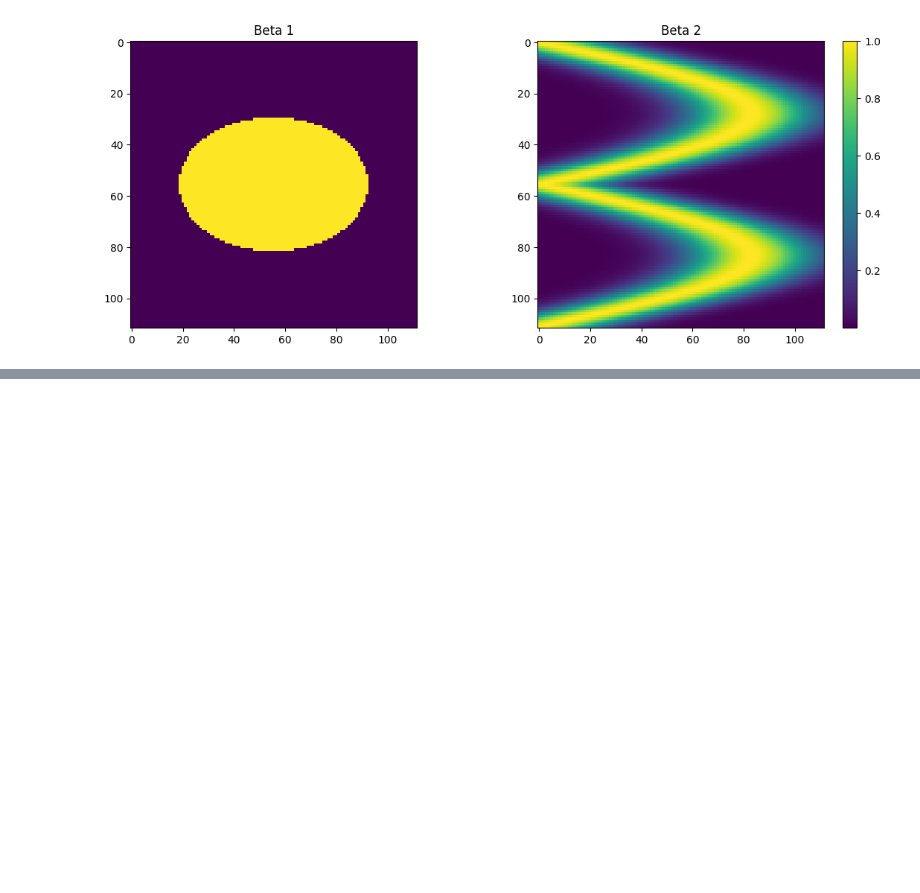
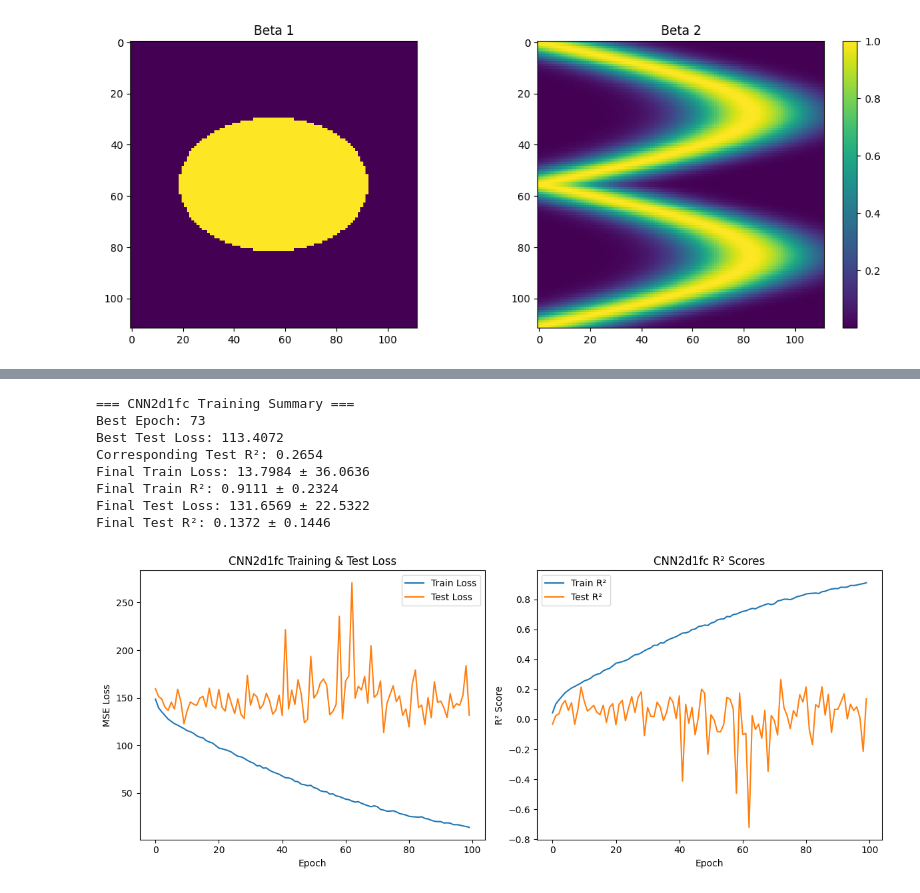
Before and after one commit to HaoyuGu1/classic_neural_networks, a Jupyter notebook: train.ipynb, the cells around one changed output, grey strips where cells are left out. Saved outputs shown, nothing was run; the diff lists cells and outputs as text; code cells hidden in the pictures; blank space fills up the shorter version.

```diff
--- a/train.ipynb
+++ b/train.ipynb
@@ -97,0 +266,17 @@ Epoch 100, Test R^2: 0.39928745320873976
+# %%
+results = train_cnn_model(model_class=model.CNN2d1fc,
+                        lr=0.001,
+                        weight_decay=0.0,
+                        num_epochs=100,
+                        train_loader=train_loader,
+                        test_loader=test_loader)
+# %% [output]
+=== CNN2d1fc Training Summary ===
+Best Epoch: 73
+Best Test Loss: 113.4072
+Corresponding Test R²: 0.2654
+Final Train Loss: 13.7984 ± 36.0636
+Final Train R²: 0.9111 ± 0.2324
+Final Test Loss: 131.6569 ± 22.5322
+Final Test R²: 0.1372 ± 0.1446
+[figure, added]
```
Also changed, not shown: parts of 19 cells of this notebook, 2 other files.
